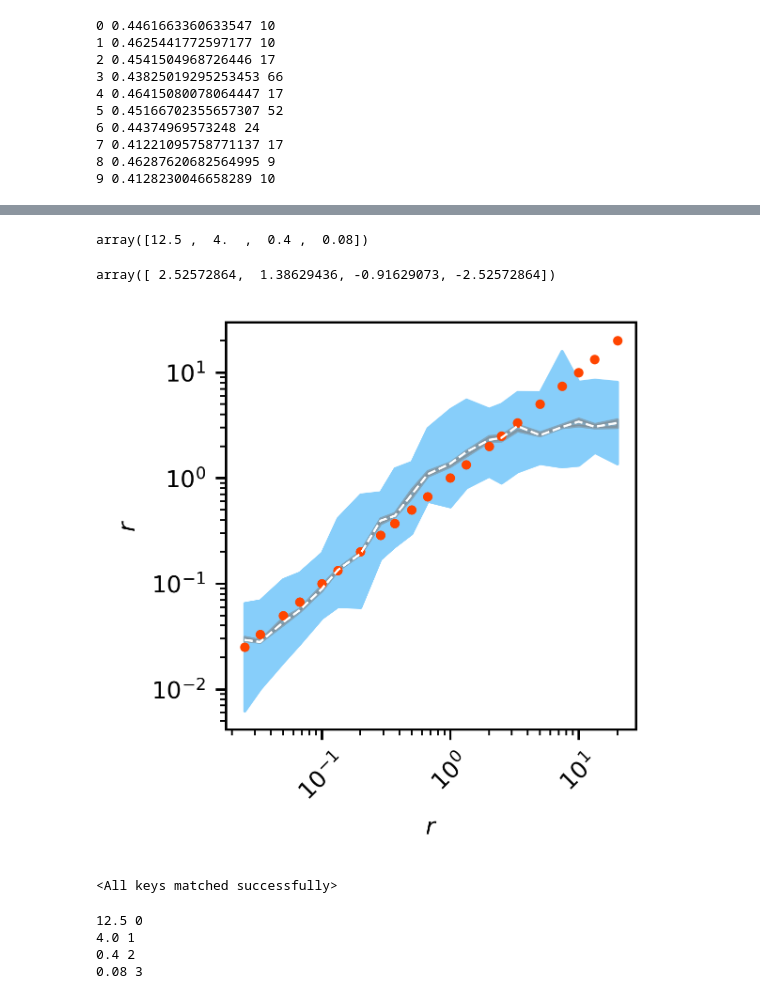
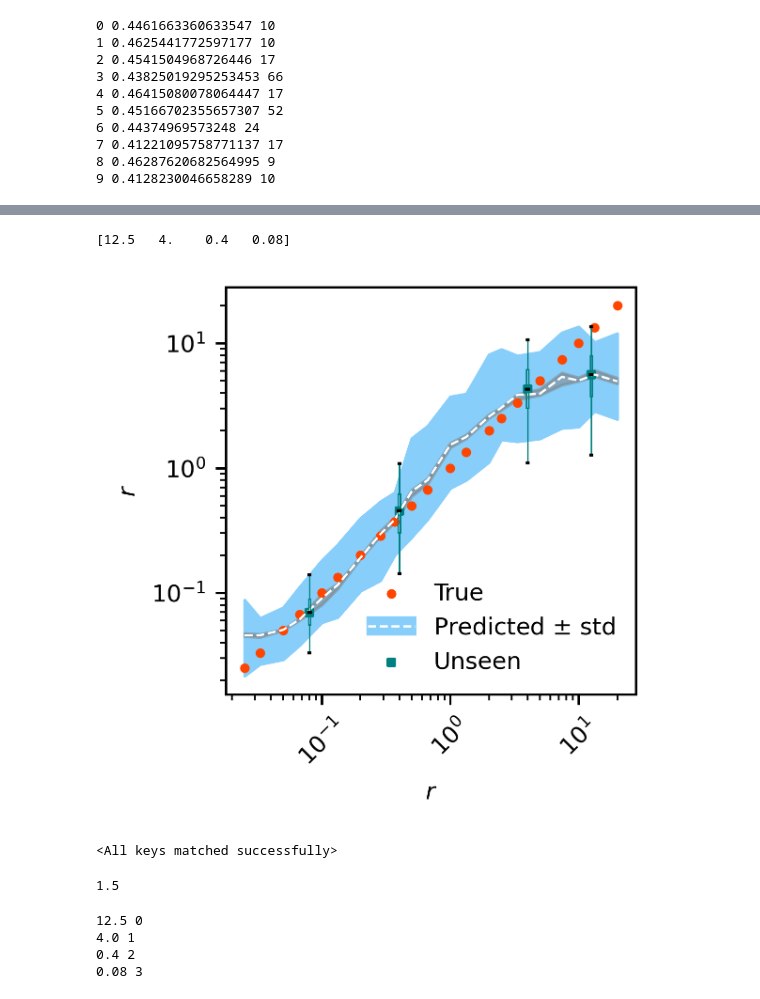
Before and after one commit to Qing1011/branchingmodel, a Jupyter notebook: notebook/GNN_notebook/Read back the results-R1.5.ipynb, the cells around one changed output, grey strips where cells are left out. Drawn from its saved outputs; the diff is of its cells as text; code cells hidden in the pictures.

Commit message:
delete un-used data

```diff
--- a/notebook/GNN_notebook/Read back the results-R1.5.ipynb
+++ b/notebook/GNN_notebook/Read back the results-R1.5.ipynb
@@ -47,10 +47,12 @@ file_dir = '/Users/qingyao/Documents/branching_data/gnn_regression_1d5/'
 # %%
 x_number = 50
-x_folder = 'regression_ng_{}'.format(x_number)
+# x_folder = 'regression_ng_{}'.format(x_number)
+# x_folder = 'regression_{}_layer_{}'.format(x_number,4)
+x_folder = 'regression_ng_{}_layer_{}'.format(x_number,4)
 # %%
 for slipt_idx in range(10):
     test_mse_best, lr, test_mse_position = find_best_learning_rate_and_test_mse(file_dir,
-                                                                                50,slipt_idx,lr_list,False)
+                                                                                50,4,slipt_idx,lr_list,0)
     print(slipt_idx,test_mse_best,test_mse_position)
 # %% [output]
 0 0.4461663360633547 10
@@ -64,15 +66,15 @@ for slipt_idx in range(10):
 8 0.46287620682564995 9
 9 0.4128230046658289 10
 # %%
-with h5py.File(file_dir+x_folder+'/res_{}_{}.hdf5'.format(6, 5), 'r') as f:
-    val_loss = f['val_mse'][()]
-    predictions_np = f['predictions'][:]
-    y_true_np = f['y_true'][:]
-    test_mse_val = f['test_mse'][()]
+# with h5py.File(file_dir+x_folder+'/res_{}_{}.hdf5'.format(7, 17), 'r') as f:
+#     val_loss = f['val_mse'][()]
+#     predictions_np = f['predictions'][:]
+#     y_true_np = f['y_true'][:]
+#     test_mse_val = f['test_mse'][()]
 # %%
 results = {}
 for slipt_idx in range(10):
-    with h5py.File(file_dir+x_folder+'/res_{}_{}.hdf5'.format(6, 5), 'r') as f:
+    with h5py.File(file_dir+x_folder+'/res_{}_{}.hdf5'.format(9, 10), 'r') as f:
         val_loss = f['val_mse'][()]
         predictions_np = f['predictions'][:]
         y_true_np = f['y_true'][:]
@@ -175,14 +177,6 @@ rs
 # label_pos = np.array([0,2,4,6,8,10,12,15,16,18])+1
 # ax.set_xticks(label_pos)  # Setting x-ticks positions
 # ax.set_xticklabels(rs[[0,2,4,6,8,10,12,15,16,18]])  # Assuming 'rs' is your array of labels
-# %%
-np.log(rs_add)
-# %% [output]
-array([12.5 ,  4.  ,  0.4 ,  0.08])
-# %%
-np.log(rs_add)
-# %% [output]
-array([ 2.52572864,  1.38629436, -0.91629073, -2.52572864])
 # %%
 import matplotlib.lines as mlines
 import matplotlib.patches as mpatches
@@ -204,60 +198,61 @@ ax.fill_between(rs, np.array(per_5),np.array(per_95),
 ax.fill_between(rs,CI[:,1],CI[:,0],alpha=0.5,color='grey')
 trues = plt.scatter(rs, rs, color='orangered', s=5,alpha=1,label='True')
 
-# print(rs_add)
-# # ax.boxplot(data_for_box, positions=rs_add, widths=0.02, showfliers=False)
-# unseen = ax.scatter(rs_add,np.array(Bootstrap_mean_u),label='Unseen',s=5,
-#            facecolor='teal',marker='s',edgecolor='teal')
-# ax.vlines(rs_add,)
-# widths = [0.4,0.15,0.015,0.003]  # Adjust the 0.05 value as needed
+print(rs_add)
+# ax.boxplot(data_for_box, positions=rs_add, widths=0.02, showfliers=False)
+unseen = ax.scatter(rs_add,np.array(Bootstrap_mean_u),label='Unseen',s=5,
+           facecolor='teal',marker='s',edgecolor='teal')
+
+widths = [0.4,0.15,0.015,0.003]  # Adjust the 0.05 value as needed
 
 # Add the box plot with calculated widths
-# box = ax.boxplot(data_for_box, positions=rs_add, widths=widths, patch_artist=True,showfliers=False)
+box = ax.boxplot(data_for_box, positions=rs_add, widths=widths, patch_artist=True,showfliers=False)
 
 # Set the color of all boxes to 'teal'
-# for patch in box['boxes']:
-#     patch.set_facecolor('None')
-#     patch.set_linewidth(0.5)
-#     patch.set_edgecolor('teal')
+for patch in box['boxes']:
+    patch.set_facecolor('None')
+    patch.set_linewidth(0.5)
+    patch.set_edgecolor('teal')
 
-# whisker_linewidth = 0.5  # Example linewidth
-# for whisker in box['whiskers']:
-#     whisker.set_linewidth(whisker_linewidth)
-#     whisker.set_color('teal')
-# #     patch.set_color('teal')
-# for median in box['medians']:
-#     median.set_color('black')
+whisker_linewidth = 0.5  # Example linewidth
+for whisker in box['whiskers']:
+    whisker.set_linewidth(whisker_linewidth)
+    whisker.set_color('teal')
+#     patch.set_color('teal')
+for median in box['medians']:
+    median.set_color('black')
 
 
 
 plt.xticks(rotation=45)
 ax.set_yscale('log')
 ax.set_xscale('log')
 
 # plt.ylim(-5,4)
 plt.xlabel('$r$',size=8)
 plt.ylabel('$r$',size=8)
 ax.tick_params(axis='both', labelsize=8)
 # plt.legend(frameon=False,fontsize=8)
 # Create custom legend
 # Create a custom legend symbol
 class CustomHandler:
     def legend_artist(self, legend, orig_handle, fontsize, handlebox):
         x0, y0 = handlebox.xdescent, handlebox.ydescent
         width, height = handlebox.width, handlebox.height
         patch_height = height * 1  # Increase the height of the shaded area
         patch = mpatches.Rectangle([x0, y0 + (height - patch_height) / 2], width, patch_height, color='lightskyblue', transform=handlebox.get_transform())
         line = mlines.Line2D([x0, x0 + width], [y0 + height / 2, y0 + height / 2], linestyle='--', lw=0.75, color='white', transform=handlebox.get_transform())
         handlebox.add_artist(patch)
         handlebox.add_artist(line)
         return [patch, line]
 
 # Create legend
-# plt.legend([trues,line_object,unseen], ['True', r'Predicted $\pm$ std','Unseen'],
-#            handler_map={line_object: CustomHandler()}, loc='lower right', frameon=False,fontsize=8)
+plt.legend([trues,line_object,unseen], ['True', r'Predicted $\pm$ std','Unseen'],
+           handler_map={line_object: CustomHandler()}, loc='lower right', frameon=False,fontsize=8)
 # plt.show()
-# plt.savefig("gnn_regression_ng.pdf", bbox_inches='tight', pad_inches=0)
-# plt.savefig('gnn_regression_ng.eps',bbox_inches='tight',format='eps')
+plt.savefig("gnn_regression_ng_1d5.pdf", bbox_inches='tight', pad_inches=0)
+# plt.savefig('gnn_regression_ng_1d5.eps',bbox_inches='tight',format='eps')
 # %% [output]
+[12.5   4.    0.4   0.08]
-[figure, old version]
+[figure, new version]
 # %%
@@ -283,5 +279,9 @@ edge_weights = []
 for (u, v) in g_s.edges():
     edge_weights.append([g_s[u][v]['weight']])
 edge_weights = torch.tensor(edge_weights, dtype=torch.float32)
+# %%
+R0
+# %% [output]
+1.5
 # %%
 rs_add = np.array([12.5 ,  4.  ,  0.4 ,  0.08])
```
Also changed, not shown: parts of 7 cells of this notebook, 13 other files.
